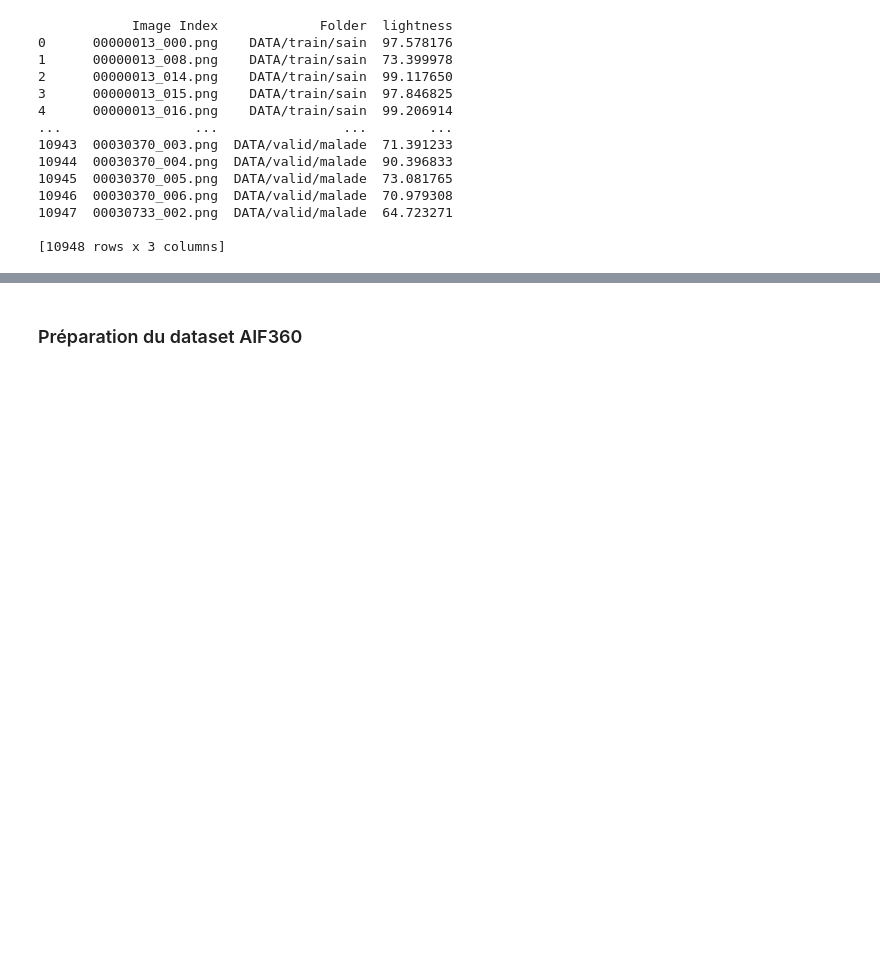
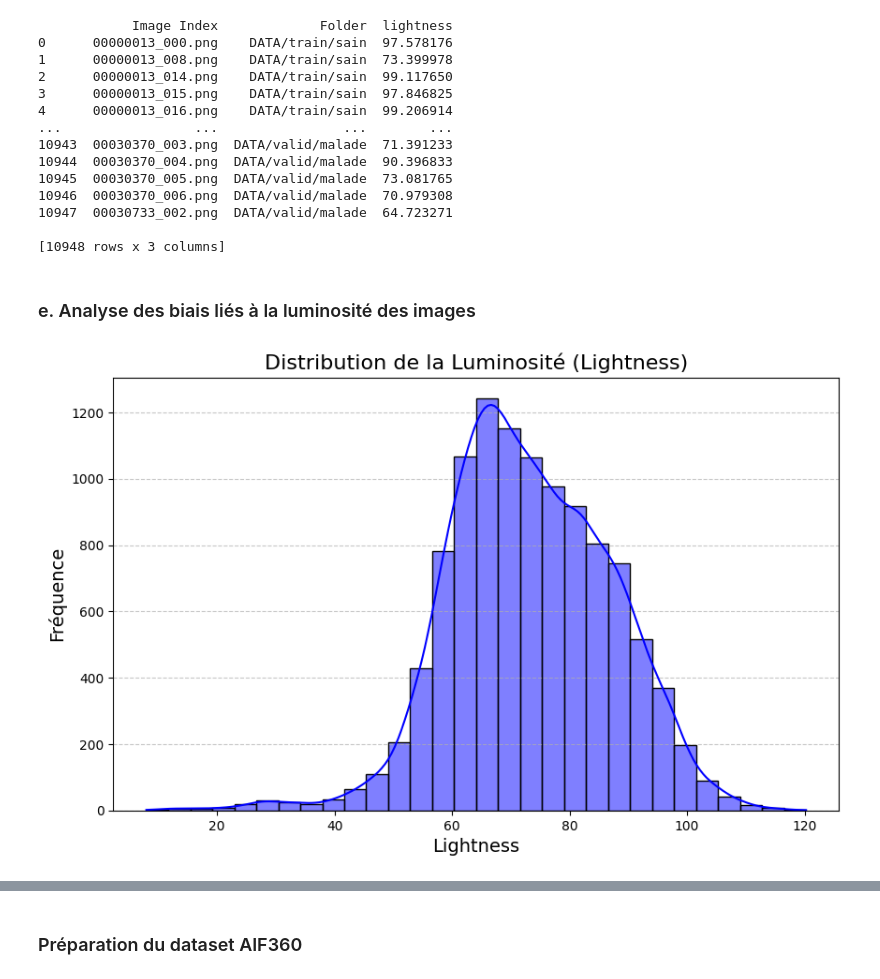
Before and after one commit to Raouf-Medj/projet-fairness, a Jupyter notebook: rendu.ipynb, the cells around one changed output, grey strips where cells are left out. Cells and saved outputs as stored; diff of their text form; code cells hidden in the pictures; blank space fills up the shorter version.

Commit message:
No lightness bias

```diff
--- a/rendu.ipynb
+++ b/rendu.ipynb
@@ -839,3 +848,19 @@ print(df)
 10947  00030733_002.png  DATA/valid/malade  64.723271
 
 [10948 rows x 3 columns]
+# %% [markdown]
+### e. Analyse des biais liés à la luminosité des images
+# %%
+# Vérifions d'abord si la colonne 'lightness' existe dans le DataFrame
+if 'lightness' in df.columns:
+    plt.figure(figsize=(10, 6))
+    sns.histplot(df['lightness'], kde=True, bins=30, color='blue')
+    plt.title('Distribution de la Luminosité (Lightness)', fontsize=16)
+    plt.xlabel('Lightness', fontsize=14)
+    plt.ylabel('Fréquence', fontsize=14)
+    plt.grid(axis='y', linestyle='--', alpha=0.7)
+    plt.show()
+else:
+    print("La colonne 'lightness' n'existe pas dans le DataFrame.")
+# %% [output]
+[figure, added]
```
Also changed, not shown: parts of 3 cells of this notebook.
